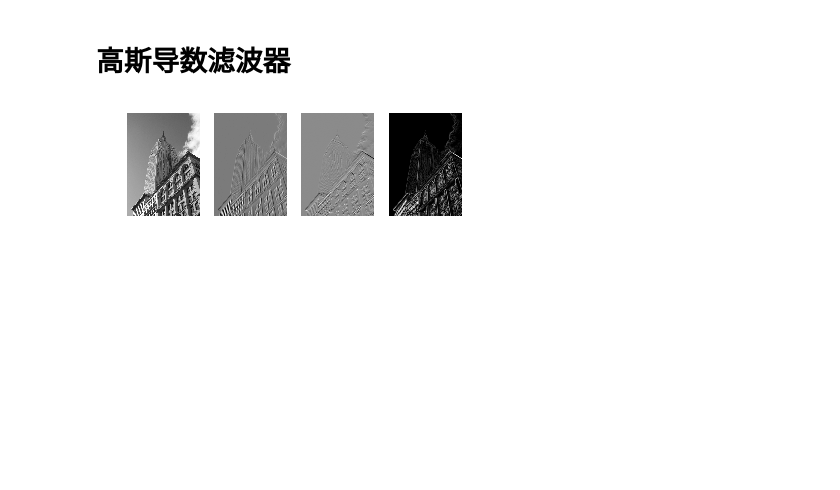
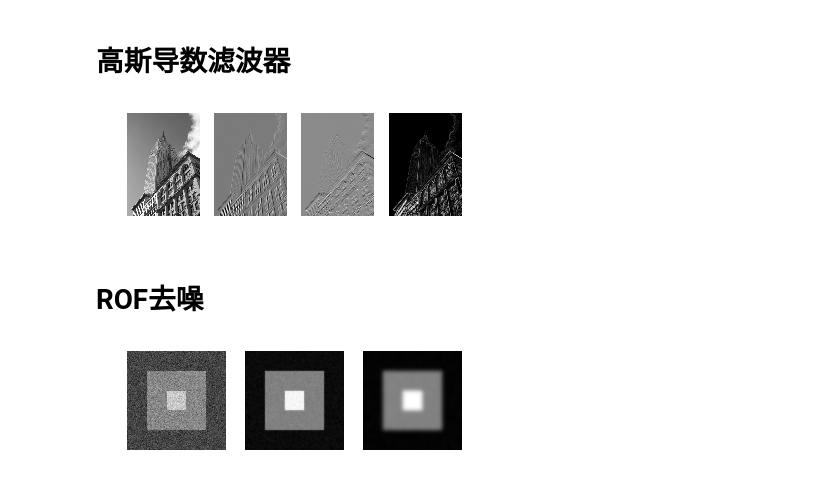
Before and after one commit to korewayume/MLCookbook, a Jupyter notebook: notebooks/CV-Python.ipynb, the cells around one changed output. Saved outputs shown, nothing was run; the diff lists cells and outputs as text; code cells hidden in the pictures; blank space fills up the shorter version.

```diff
--- a/notebooks/CV-Python.ipynb
+++ b/notebooks/CV-Python.ipynb
@@ -171,7 +182,7 @@ $$D_x=\begin{bmatrix}-1&0&1\\-1&0&1\\-1&0&1\\\end{bmatrix} 和 D_y=\begin{bmatri
 $$D_x=\begin{bmatrix}-1&0&1\\-2&0&2\\-1&0&1\\\end{bmatrix} 和 D_y=\begin{bmatrix}-1&-2&-1\\0&0&0\\1&2&1\\\end{bmatrix}$$
 # %%
 from scipy.ndimage import sobel
-im = np.array(Image.open("../datasets/ComputerVisionPython/empire.jpg").convert("L"))
+im = np.array(Image.open("../datasets/empire.jpg").convert("L"))
 # Sobel滤波器
 imx = np.zeros(im.shape)
 sobel(im, 1, imx)
@@ -229,3 +240,5 @@ plt.imshow(magnitude)
 plt.show()
 # %% [output]
 [figure]
+# %% [markdown]
+# ROF去噪
@@ -231,0 +285,23 @@ plt.show()
+# %%
+im = np.zeros((500,500))
+im[100:400,100:400] = 128
+im[200:300,200:300] = 255
+im = im + 30*np.random.standard_normal((500,500))
+
+U,T = denoise(im,im)
+G = filters.gaussian_filter(im,10)
+
+plt.figure()
+plt.gray()
+subplt = plt.subplot(1,3,1)
+subplt.axis("off")
+plt.imshow(im)
+subplt = plt.subplot(1,3,2)
+subplt.axis("off")
+plt.imshow(U)
+subplt = plt.subplot(1,3,3)
+subplt.axis("off")
+plt.imshow(G)
+plt.show()
+# %% [output]
+[figure, added]
```
Also changed, not shown: parts of 10 cells of this notebook.
